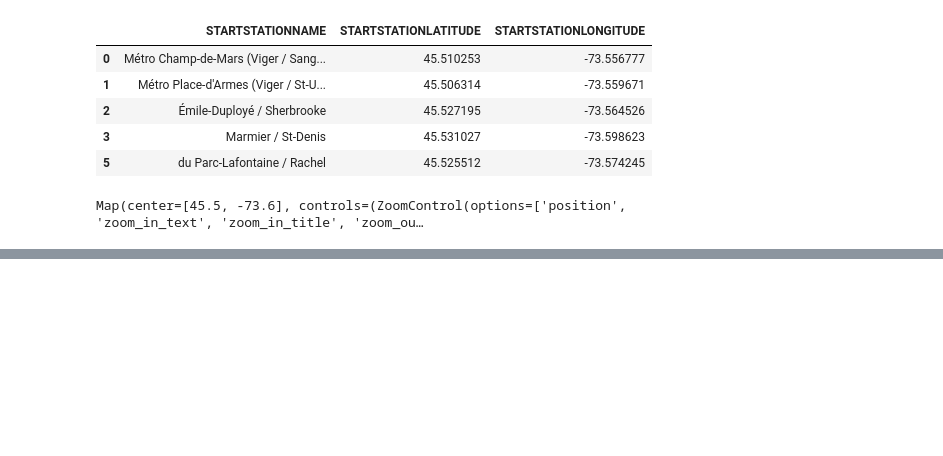
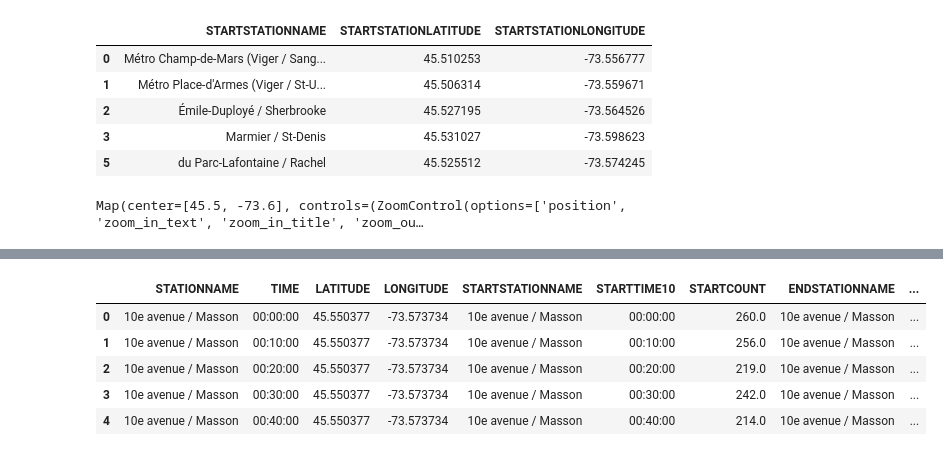
Before and after one commit to jimmke7/BikeInfraMTL, a Jupyter notebook: notebooks/gpd-bixi-analysis.ipynb, the cells around one changed output, grey strips where cells are left out. Drawn from its saved outputs; the diff is of its cells as text; code cells hidden in the pictures; blank space fills up the shorter version.

```diff
--- a/notebooks/gpd-bixi-analysis.ipynb
+++ b/notebooks/gpd-bixi-analysis.ipynb
@@ -54,0 +181,18 @@ gdf_bixi_stations.to_file('../data/curated/bixi_stations.geojson', driver='GeoJS
+# %%
+# Group by station name and start time
+# Retrieve unique start locations and keep first combination of coordinates
+stations = bixi[['STARTSTATIONNAME']].drop_duplicates().rename(columns={'STARTSTATIONNAME': 'STATIONNAME'})
+
+# generate 10 minute interval between 0 and 24 hours
+time_intervals = pd.date_range('2024-01-01', periods=144, freq='10min').time
+
+# Create a dataframe with all possible combinations of stations and time intervals
+stations_10min = pd.DataFrame()
+for time in time_intervals:
+    stations['TIME'] = time
+    stations_10min = pd.concat([stations_10min, stations])
+
+# Sort by station name and time
+stations_10min = stations_10min.sort_values(['STATIONNAME', 'TIME']).reset_index(drop=True)
+
+stations_10min.head(), stations_10min.shape[0]
@@ -54,0 +207,8 @@ gdf_bixi_stations.to_file('../data/curated/bixi_stations.geojson', driver='GeoJS
+# %%
+# Add coordinates to the stations_10min dataframe
+station_coords = bixi.groupby('STARTSTATIONNAME').first()[['STARTSTATIONLATITUDE', 'STARTSTATIONLONGITUDE']].reset_index()
+station_coords = station_coords.rename(columns={'STARTSTATIONLATITUDE': 'STATIONLATITUDE', 'STARTSTATIONLONGITUDE': 'STATIONLONGITUDE'})
+
+stations_10min = stations_10min.merge(station_coords, left_on='STATIONNAME', right_on='STARTSTATIONNAME', how='left').drop(columns='STARTSTATIONNAME').rename(columns={'STATIONLATITUDE': 'LATITUDE', 'STATIONLONGITUDE': 'LONGITUDE'})
+
+stations_10min.head(), stations_10min.shape[0]
@@ -54,0 +223,22 @@ gdf_bixi_stations.to_file('../data/curated/bixi_stations.geojson', driver='GeoJS
+# %%
+# Add start and end counts to the stations_10min dataframe
+start_counts = bixi.groupby(['STARTSTATIONNAME', 'STARTTIME10']).size().reset_index(name='STARTCOUNT')
+end_counts = bixi.groupby(['ENDSTATIONNAME', 'ENDTIME10']).size().reset_index(name='ENDCOUNT')
+
+stations_10min = stations_10min.merge(start_counts, left_on=['STATIONNAME', 'TIME'], right_on=['STARTSTATIONNAME', 'STARTTIME10'], how='left')
+stations_10min = stations_10min.merge(end_counts, left_on=['STATIONNAME', 'TIME'], right_on=['ENDSTATIONNAME', 'ENDTIME10'], how='left')
+
+# Fill NaN values with 0
+stations_10min = stations_10min.fillna(0)
+
+# Delete rows with invalid station names
+stations_10min = stations_10min[stations_10min['STATIONNAME'] != 0]
+
+stations_10min.head()
+# %% [output]
+|  | STATIONNAME | TIME | LATITUDE | LONGITUDE | STARTSTATIONNAME | STARTTIME10 | STARTCOUNT | ENDSTATIONNAME | ... |
+| 0 | 10e avenue / Masson | 00:00:00 | 45.550377 | -73.573734 | 10e avenue / Masson | 00:00:00 | 260.0 | 10e avenue / Masson | ... |
+| 1 | 10e avenue / Masson | 00:10:00 | 45.550377 | -73.573734 | 10e avenue / Masson | 00:10:00 | 256.0 | 10e avenue / Masson | ... |
+| 2 | 10e avenue / Masson | 00:20:00 | 45.550377 | -73.573734 | 10e avenue / Masson | 00:20:00 | 219.0 | 10e avenue / Masson | ... |
+| 3 | 10e avenue / Masson | 00:30:00 | 45.550377 | -73.573734 | 10e avenue / Masson | 00:30:00 | 242.0 | 10e avenue / Masson | ... |
+| 4 | 10e avenue / Masson | 00:40:00 | 45.550377 | -73.573734 | 10e avenue / Masson | 00:40:00 | 214.0 | 10e avenue / Masson | ... |
```
Also changed, not shown: parts of 25 cells of this notebook, 11 other files.
